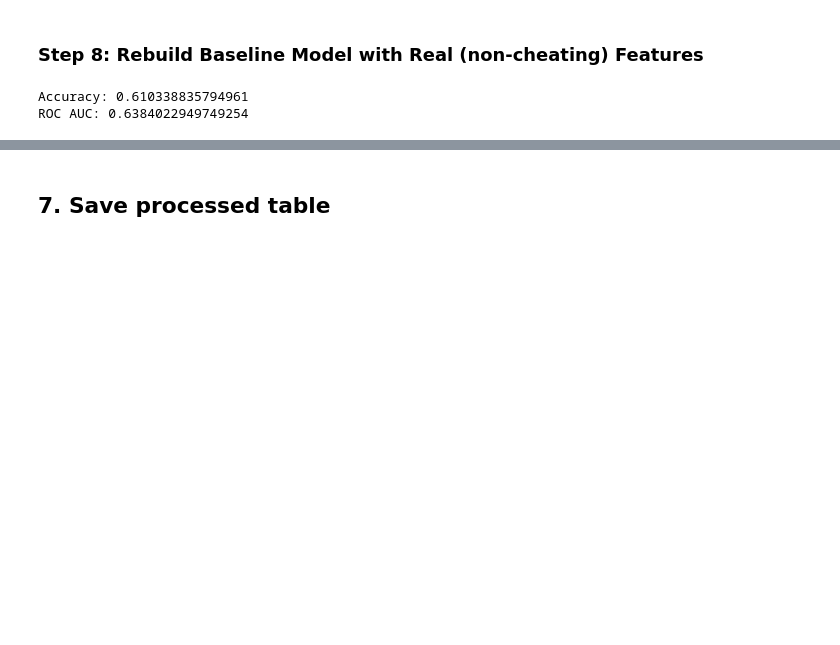
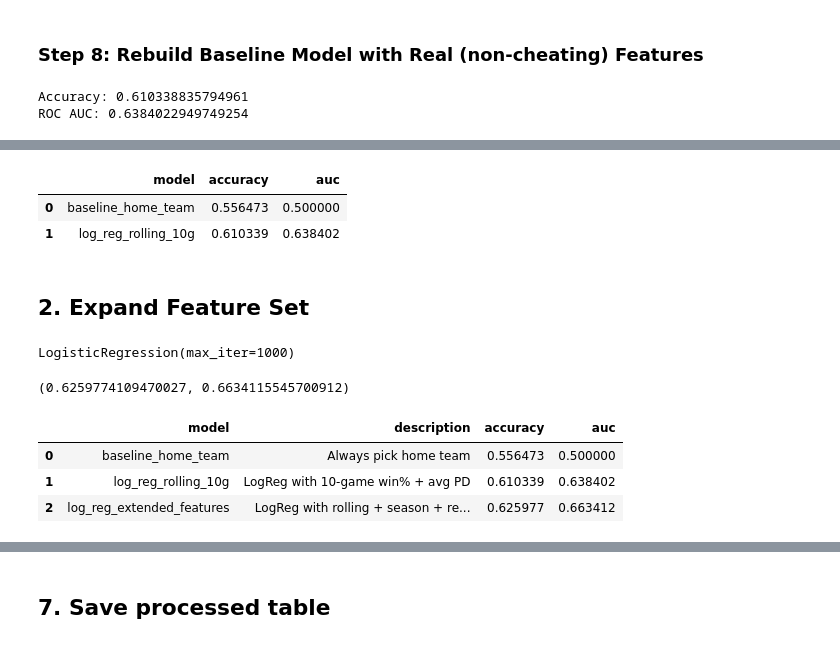
Before and after one commit to Jonah-Schwartz521/sportiq-app, a Jupyter notebook: model/notebooks/01_eda_baseline.ipynb, the cells around one changed output, grey strips where cells are left out. Saved outputs shown, nothing was run; the diff lists cells and outputs as text; code cells hidden in the pictures; blank space fills up the shorter version.

Commit message:
feat(model): build leak-free NBA baseline and processed table

```diff
--- a/model/notebooks/01_eda_baseline.ipynb
+++ b/model/notebooks/01_eda_baseline.ipynb
@@ -319,0 +378,25 @@ ROC AUC: 0.6384022949749254
+# %%
+# Model vs baseline comparison table
+
+results = pd.DataFrame(
+    [
+        {
+            "model": "baseline_home_team",
+            "accuracy": baseline_acc,
+            "auc": baseline_auc,
+        },
+        {
+            "model": "log_reg_rolling_10g",
+            "accuracy": acc_lr,
+            "auc": auc_lr,
+        },
+    ]
+)
+
+results
+# %% [output]
+|  | model | accuracy | auc |
+| 0 | baseline_home_team | 0.556473 | 0.500000 |
+| 1 | log_reg_rolling_10g | 0.610339 | 0.638402 |
+# %% [markdown]
+## 2. Expand Feature Set
@@ -319,0 +551,49 @@ ROC AUC: 0.6384022949749254
+# %%
+log_reg_ext = LogisticRegression(
+    max_iter=1000,
+    solver="lbfgs",
+)
+
+log_reg_ext.fit(X_train_ext, y_train_ext)
+# %% [output]
+LogisticRegression(max_iter=1000)
+# %%
+preds_ext = log_reg_ext.predict(X_test_ext)
+proba_ext = log_reg_ext.predict_proba(X_test_ext)[:, 1]
+
+acc_ext = accuracy_score(y_test_ext, preds_ext)
+auc_ext = roc_auc_score(y_test_ext, proba_ext)
+
+acc_ext, auc_ext
+# %% [output]
+(0.6259774109470027, 0.6634115545700912)
+# %%
+results = pd.DataFrame(
+    [
+        {
+            "model": "baseline_home_team",
+            "description": "Always pick home team",
+            "accuracy": baseline_acc,
+            "auc": baseline_auc,
+        },
+        {
+            "model": "log_reg_rolling_10g",
+            "description": "LogReg with 10-game win% + avg PD",
+            "accuracy": acc_lr,
+            "auc": auc_lr,
+        },
+        {
+            "model": "log_reg_extended_features",
+            "description": "LogReg with rolling + season + rest + last PD",
+            "accuracy": acc_ext,
+            "auc": auc_ext,
+        },
+    ]
+)
+
+results
+# %% [output]
+|  | model | description | accuracy | auc |
+| 0 | baseline_home_team | Always pick home team | 0.556473 | 0.500000 |
+| 1 | log_reg_rolling_10g | LogReg with 10-game win% + avg PD | 0.610339 | 0.638402 |
+| 2 | log_reg_extended_features | LogReg with rolling + season + re... | 0.625977 | 0.663412 |
```
Also changed, not shown: parts of 15 cells of this notebook.
